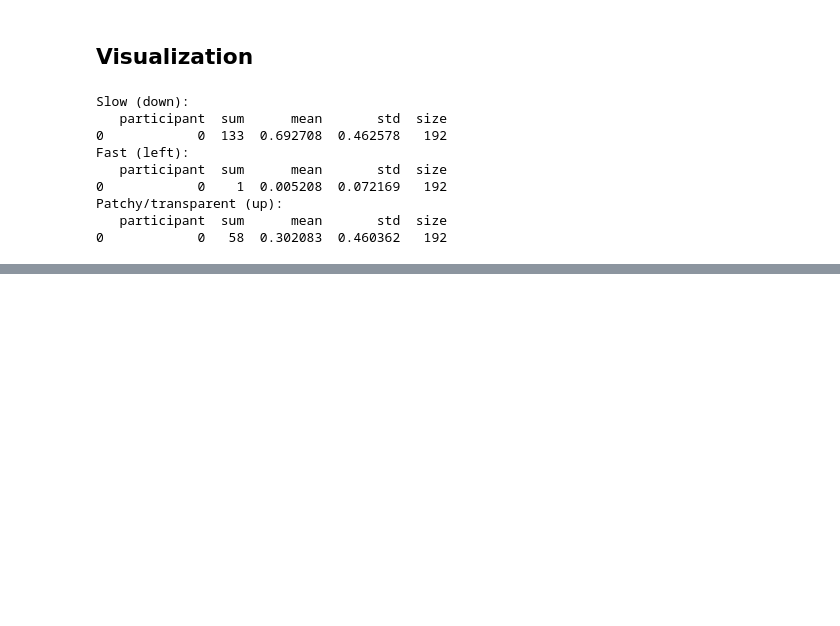
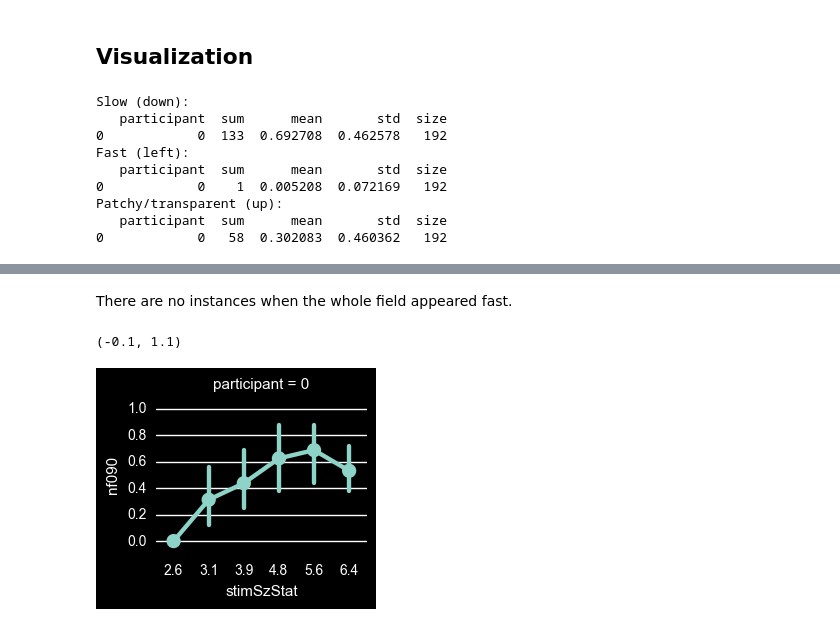
Before and after one commit to egorananyev/mc, a Jupyter notebook: analysis/mcEcc_ct-szRelXbv.ipynb, the cells around one changed output, grey strips where cells are left out. Drawn from its saved outputs; the diff is of its cells as text; code cells hidden in the pictures; blank space fills up the shorter version.

```diff
--- a/analysis/mcEcc_ct-szRelXbv.ipynb
+++ b/analysis/mcEcc_ct-szRelXbv.ipynb
@@ -123,0 +121,9 @@ plt.ylim(-0.1,1.1)
+# %% [markdown]
+There are no instances when the whole field appeared fast.
+# %%
+g = sns.factorplot(x='stimSzStat', y='nf090', col='participant', col_wrap=3,
+                   data=ds[(ds.stimSzDyn==6.4)], ci=95, dodge=.0, size=2.5)
+plt.ylim(-0.1,1.1)
+# %% [output]
+(-0.1, 1.1)
+[figure, added]
```
Also changed, not shown: parts of 30 cells of this notebook.
